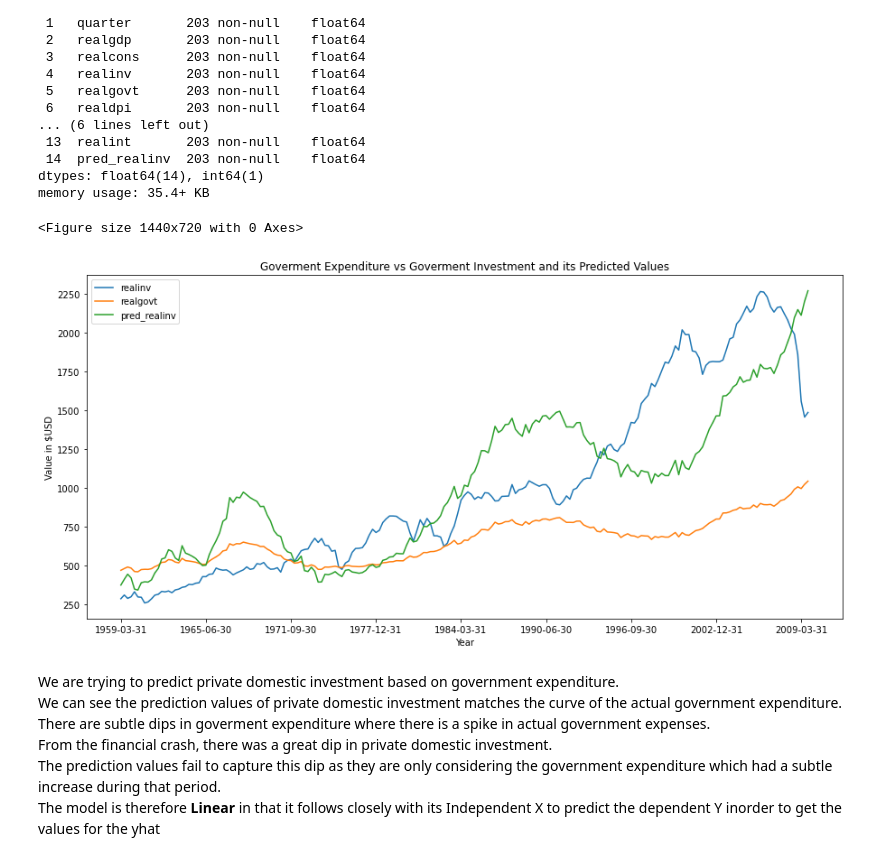
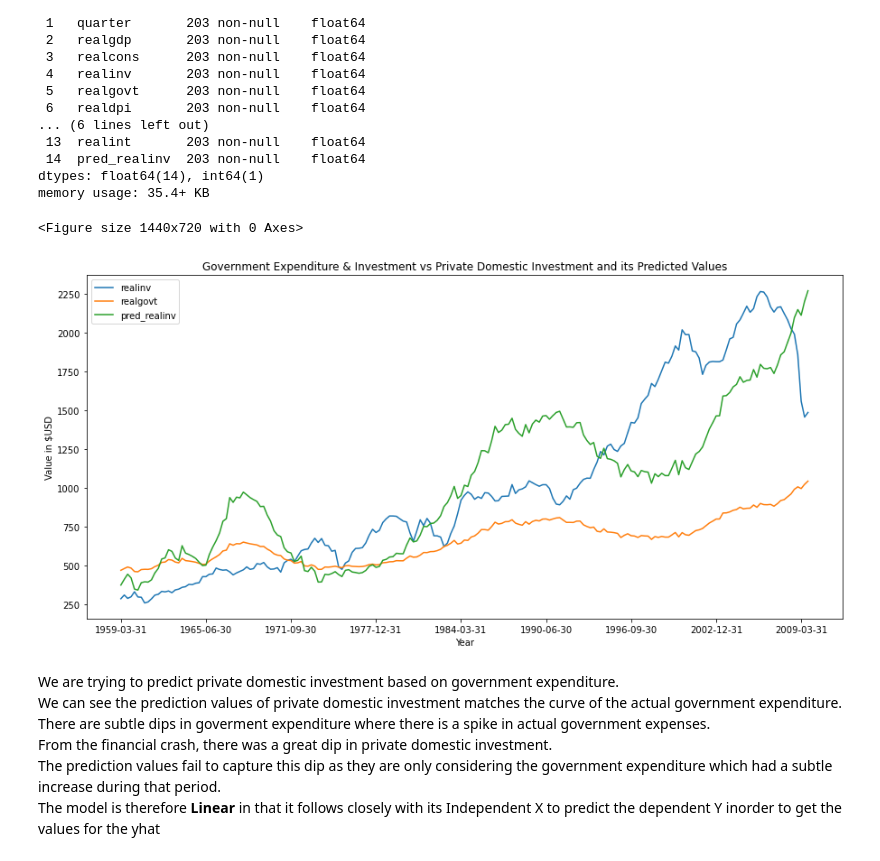
Before and after one commit to markgicharu/LinearRegressionStatsModels, a Jupyter notebook: StatsModelLinearRegression.ipynb, the cells around one changed output. Drawn from its saved outputs; the diff is of its cells as text; code cells hidden in the pictures.

```diff
--- a/StatsModelLinearRegression.ipynb
+++ b/StatsModelLinearRegression.ipynb
@@ -389,14 +423,18 @@ memory usage: 35.4+ KB
 # %%
 plt.figure(figsize=(20, 10))
 index_df[['realinv','realgovt', 'pred_realinv']].plot(figsize=(15, 7))
 plt.xlabel('Year')
 plt.ylabel('Value in $USD')
-plt.title('Goverment Expenditure vs Goverment Investment and its Predicted Values')
+plt.title('Government Expenditure & Investment vs Private Domestic Investment and its Predicted Values')
 plt.legend()
-plt.show()
+#plt.show()
+plt.savefig('./data/images/final_plot.png')
+plt.savefig('./data/images/final_plot_dpi.jpg', format='jpg',dpi=150.5,
+            pad_inches=0.1, transparent=False,
+            papertype='letter' )
 # %% [output]
 <Figure size 1440x720 with 0 Axes>
-[figure, old version]
+[figure, new version]
 # %% [markdown]
 We are trying to predict private domestic investment based on government expenditure. <br>
 We can see the prediction values of private domestic investment matches the curve of the actual government expenditure. <br>
```
Also changed, not shown: parts of 8 cells of this notebook.
